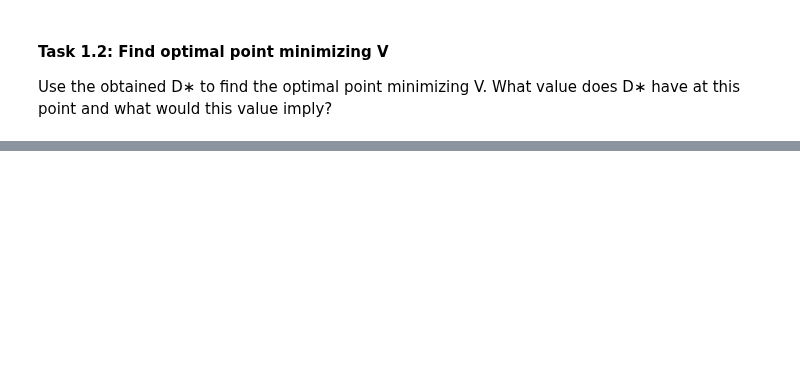
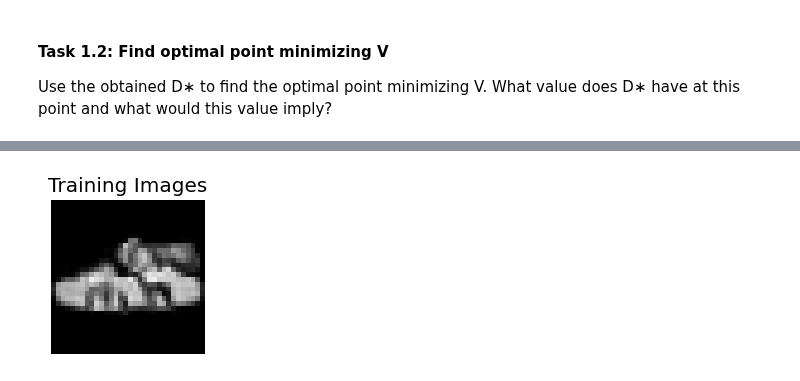
Before and after one commit to JaninaMattes/GAI-Visual-Synthesis, a Jupyter notebook: 08_GAN_exercise/Exercise08.ipynb, the cells around one changed output, grey strips where cells are left out. Saved outputs shown, nothing was run; the diff lists cells and outputs as text; code cells hidden in the pictures; blank space fills up the shorter version.

```diff
--- a/08_GAN_exercise/Exercise08.ipynb
+++ b/08_GAN_exercise/Exercise08.ipynb
@@ -51,6 +92,7 @@ What value does D∗ have at this point and what would this value imply?
 
 # Define a transform to normalize the data
 transform = transforms.Compose([transforms.ToTensor(),
+                                transforms.Resize((32, 32)),
                                 transforms.Normalize((0.5,), (0.5,))])
 
 # Download and load the training data
@@ -88,0 +105,23 @@ Extracting ./data/FashionMNIST/raw/t10k-labels-idx1-ubyte.gz to ./data/FashionMN
+# %%
+# Get a batch of real images
+real_batch = next(iter(trainloader))
+images, _ = real_batch
+
+# Normalize the images to [0, 1] range for plotting
+images = (images + 1) / 2
+
+# Create a grid of images
+grid = torchvision.utils.make_grid(images[:6], padding=2, normalize=False)
+
+# Transpose the grid to match the expected shape for imshow
+grid = np.transpose(grid.cpu().numpy(), (1, 2, 0))
+
+# Plot the grid of images
+plt.figure(figsize=(2, 2))
+plt.axis("off")
+plt.title("Training Images")
+plt.imshow(grid)
+plt.savefig(os.path.join(result_path, 'training_images.png'))
+plt.show()
+# %% [output]
+[figure, added]
```
Also changed, not shown: parts of 17 cells of this notebook, 9 other files.
